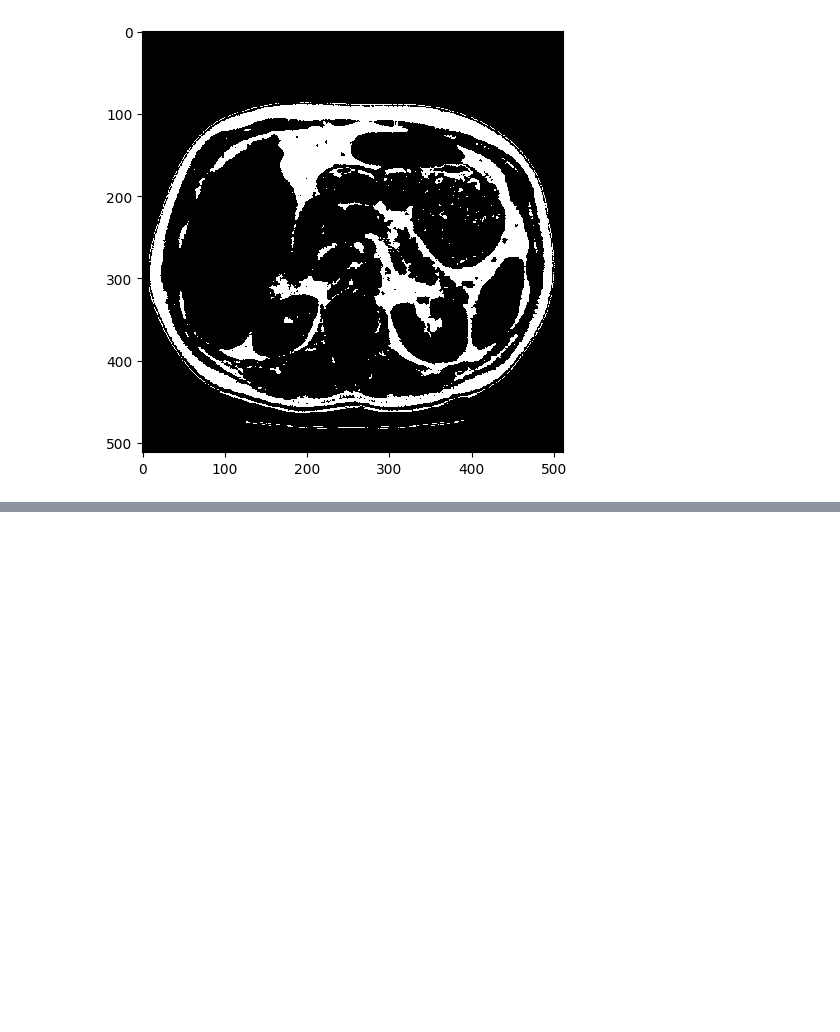
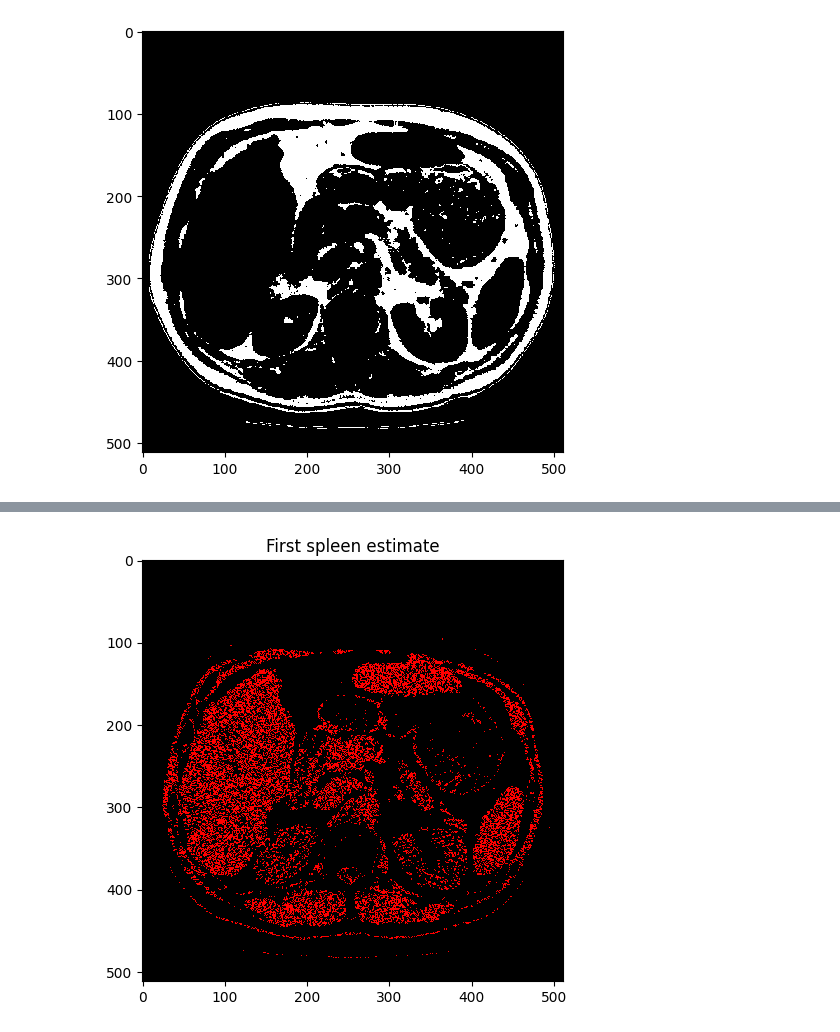
Before and after one commit to Pandananana/DTUImageAnalysis, a Jupyter notebook: exercises/ex6-PixelClassificationAndObjectSegmentation/ex6.ipynb, the cells around one changed output, grey strips where cells are left out. Saved outputs shown, nothing was run; the diff lists cells and outputs as text; code cells hidden in the pictures; blank space fills up the shorter version.

```diff
--- a/exercises/ex6-PixelClassificationAndObjectSegmentation/ex6.ipynb
+++ b/exercises/ex6-PixelClassificationAndObjectSegmentation/ex6.ipynb
@@ -186,0 +265,11 @@ io.show()
+# %%
+t_1 = 40
+t_2 = 60
+
+spleen_estimate = (img > t_1) & (img < t_2)
+spleen_label_colour = color.label2rgb(spleen_estimate)
+io.imshow(spleen_label_colour)
+plt.title("First spleen estimate")
+io.show()
+# %% [output]
+[figure, added]
```
Also changed, not shown: parts of 32 cells of this notebook.
